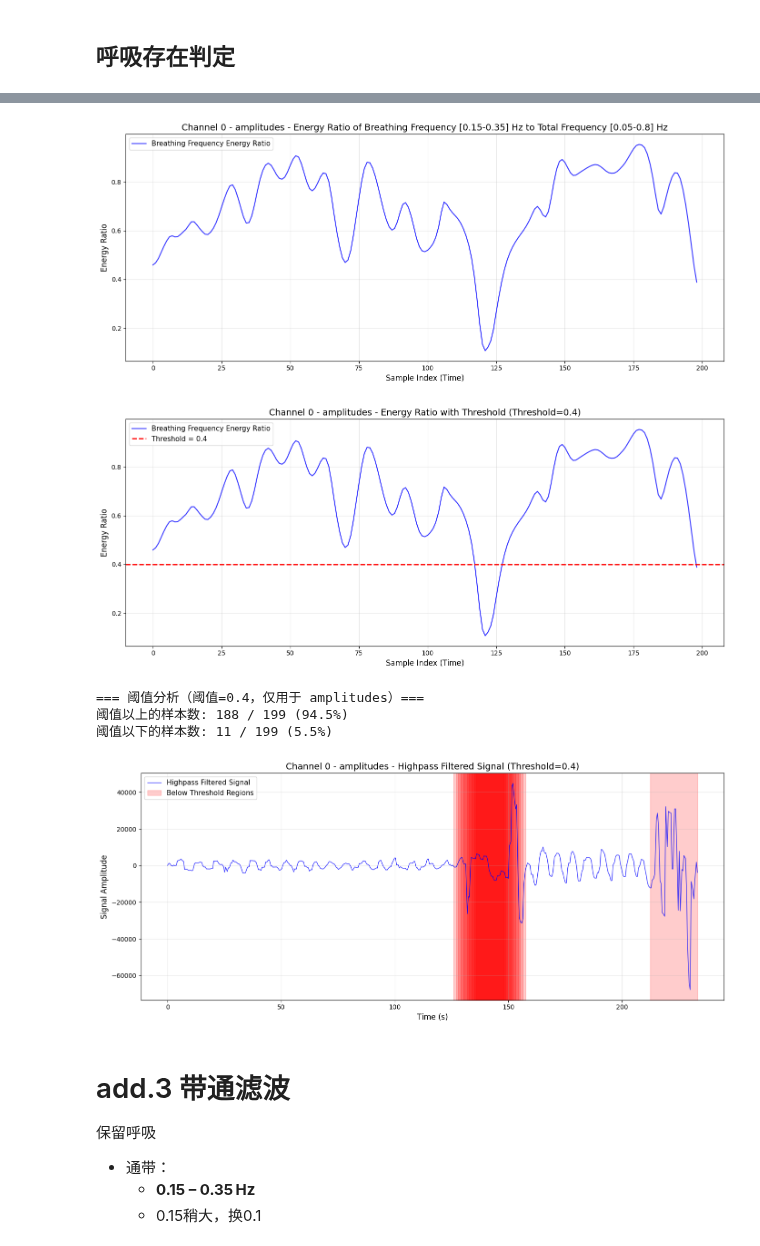
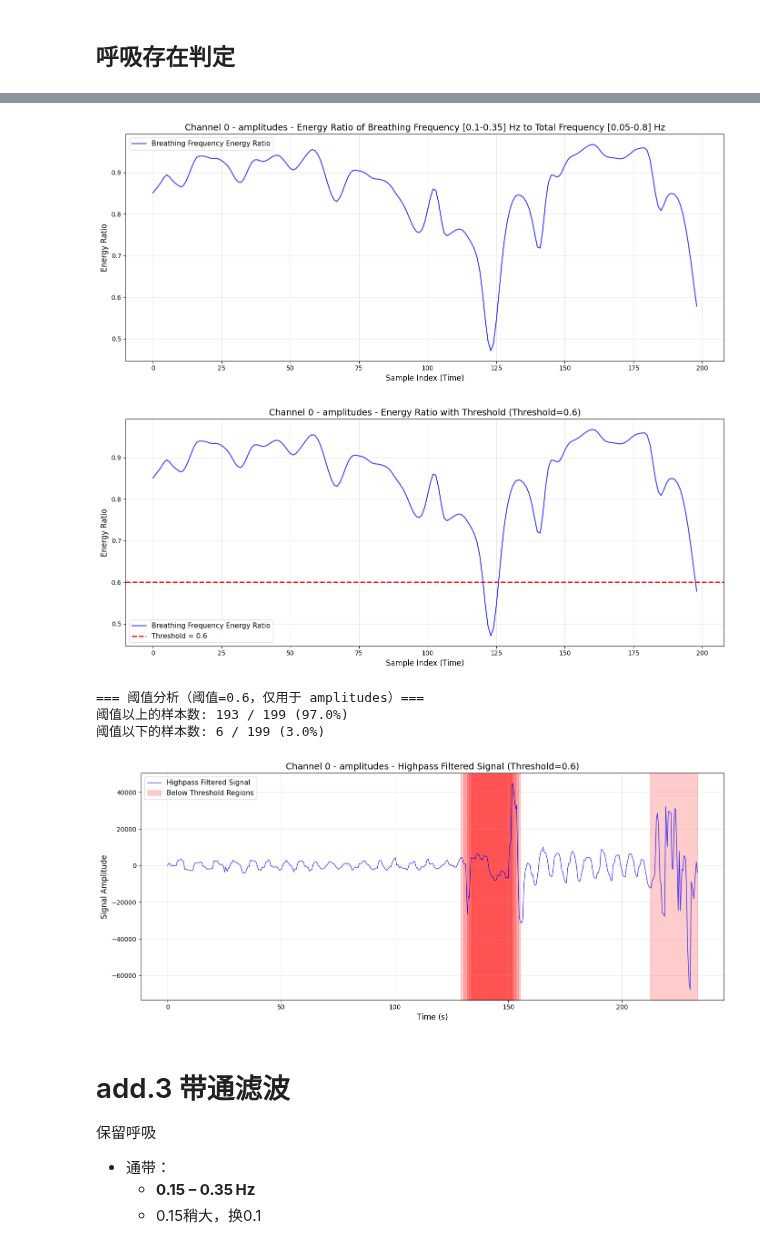
Before and after one commit to cwdao/ble_hci_sensing, a Jupyter notebook: load_saved_frames.ipynb, the cells around one changed output, grey strips where cells are left out. Cells and saved outputs as stored; diff of their text form; code cells hidden in the pictures.

```diff
--- a/load_saved_frames.ipynb
+++ b/load_saved_frames.ipynb
@@ -801,18 +801,18 @@ step_length_samples = int(step_length_sec * sampling_rate)  # 1秒 = 2个样本
 
 # 呼吸频率范围
 breath_freq_low = 0.1  # Hz
-breath_freq_high = 0.4  # Hz
+breath_freq_high = 0.35  # Hz
 total_freq_low = 0.05  # Hz
 total_freq_high = 0.8  # Hz
 
-# 选择通道和变量（用于展示）
-demo_channel = 0
-demo_variable = 'amplitudes'
+# # 选择通道和变量（用于展示）
+# demo_channel = 0
+# demo_variable = 'amplitudes'
 
-# 如果通道0不存在，使用第一个可用通道
-if demo_channel not in detrended_data and len(detrended_data) > 0:
-    demo_channel = list(detrended_data.keys())[0]
-    print(f"通道0不存在，使用通道 {demo_channel}")
+# # 如果通道0不存在，使用第一个可用通道
+# if demo_channel not in detrended_data and len(detrended_data) > 0:
+#     demo_channel = list(detrended_data.keys())[0]
+#     print(f"通道0不存在，使用通道 {demo_channel}")
 
 # 存储所有通道和所有变量的分析结果
 breathing_analysis_results = {}
@@ -901,6 +901,16 @@ for ch in detrended_data:
 
 print(f"✓ 所有通道和变量的加窗和能量计算完成")
 
+
+# 选择通道和变量（用于展示）
+demo_channel = 0
+demo_variable = 'amplitudes'
+
+# 如果通道0不存在，使用第一个可用通道
+if demo_channel not in detrended_data and len(detrended_data) > 0:
+    demo_channel = list(detrended_data.keys())[0]
+    print(f"通道0不存在，使用通道 {demo_channel}")
+
 # 检查demo_channel和demo_variable的数据是否存在
 if demo_channel not in breathing_analysis_results or demo_variable not in breathing_analysis_results[demo_channel]:
     print(f"⚠️ 无法找到通道 {demo_channel} 的变量 {demo_variable}")
@@ -938,7 +948,7 @@ else:
     plt.show()
 
     # 手动指定阈值（只用于demo_variable）
-    threshold = 0.4
+    threshold = 0.6
 
     # 图2：能量占比曲线 + 阈值线
     plt.figure(figsize=(14, 6))
@@ -1042,9 +1052,9 @@ else:
-[figure, old version]
+[figure, new version]
-[figure, old version]
+[figure, new version]
-=== 阈值分析（阈值=0.4，仅用于 amplitudes）===
-阈值以上的样本数: 188 / 199 (94.5%)
-阈值以下的样本数: 11 / 199 (5.5%)
+=== 阈值分析（阈值=0.6，仅用于 amplitudes）===
+阈值以上的样本数: 193 / 199 (97.0%)
+阈值以下的样本数: 6 / 199 (3.0%)
-[figure, old version]
+[figure, new version]
 # %% [markdown]
 # add.3 带通滤波
 保留呼吸
```
Also changed, not shown: parts of 2 cells of this notebook.
